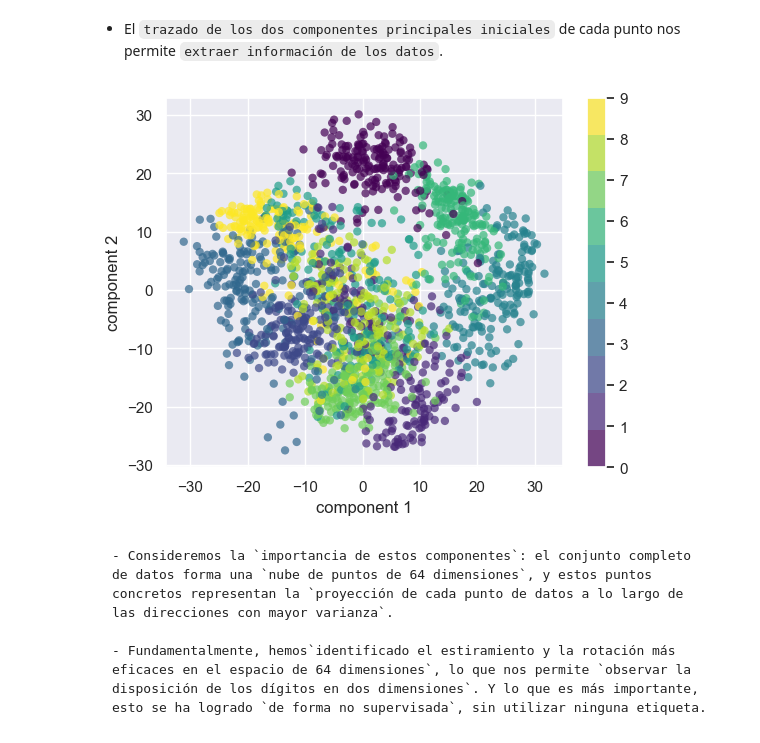
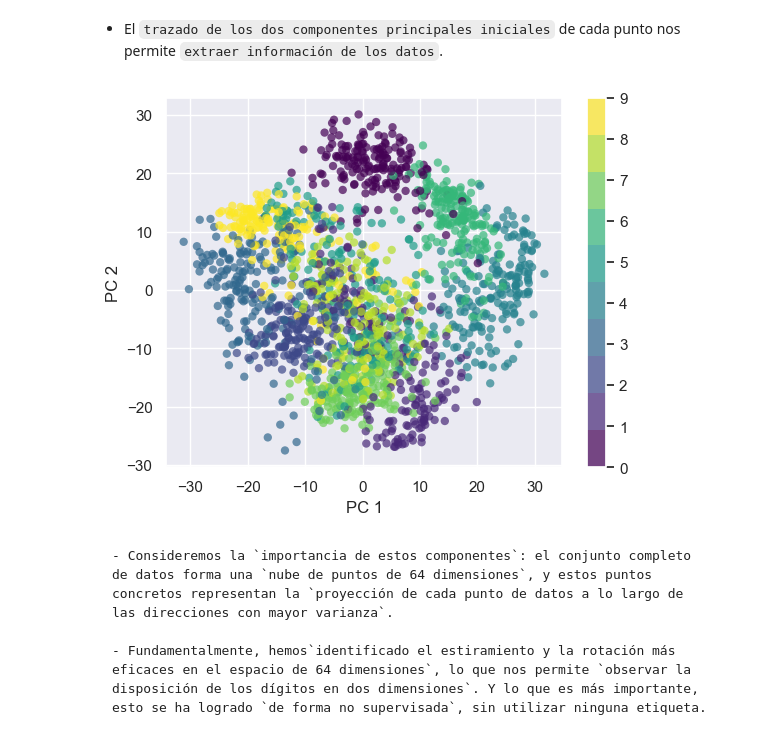
Before and after one commit to lihkir/MachineLearning, a Jupyter notebook: _sources/practical_pca.ipynb, the cells around one changed output. Saved outputs shown, nothing was run; the diff lists cells and outputs as text; code cells hidden in the pictures.

````diff
--- a/_sources/practical_pca.ipynb
+++ b/_sources/practical_pca.ipynb
@@ -601,12 +653,12 @@ print(projected.shape)
 # %%
 plt.scatter(projected[:, 0], projected[:, 1],
             c=digits.target, edgecolor='none', alpha=0.7,
             cmap=plt.cm.get_cmap('viridis', 10));
-plt.xlabel('component 1');
-plt.ylabel('component 2');
+plt.xlabel('PC 1');
+plt.ylabel('PC 2');
 plt.colorbar();
 # %% [output]
-[figure, old version]
+[figure, new version]
 # %% [markdown]
 ```{prf:observation}
 - Consideremos la `importancia de estos componentes`: el conjunto completo de datos forma una `nube de puntos de 64 dimensiones`, y estos puntos concretos representan la `proyección de cada punto de datos a lo largo de las direcciones con mayor varianza`.
````
Also changed, not shown: parts of 16 cells of this notebook, 30 other files.
